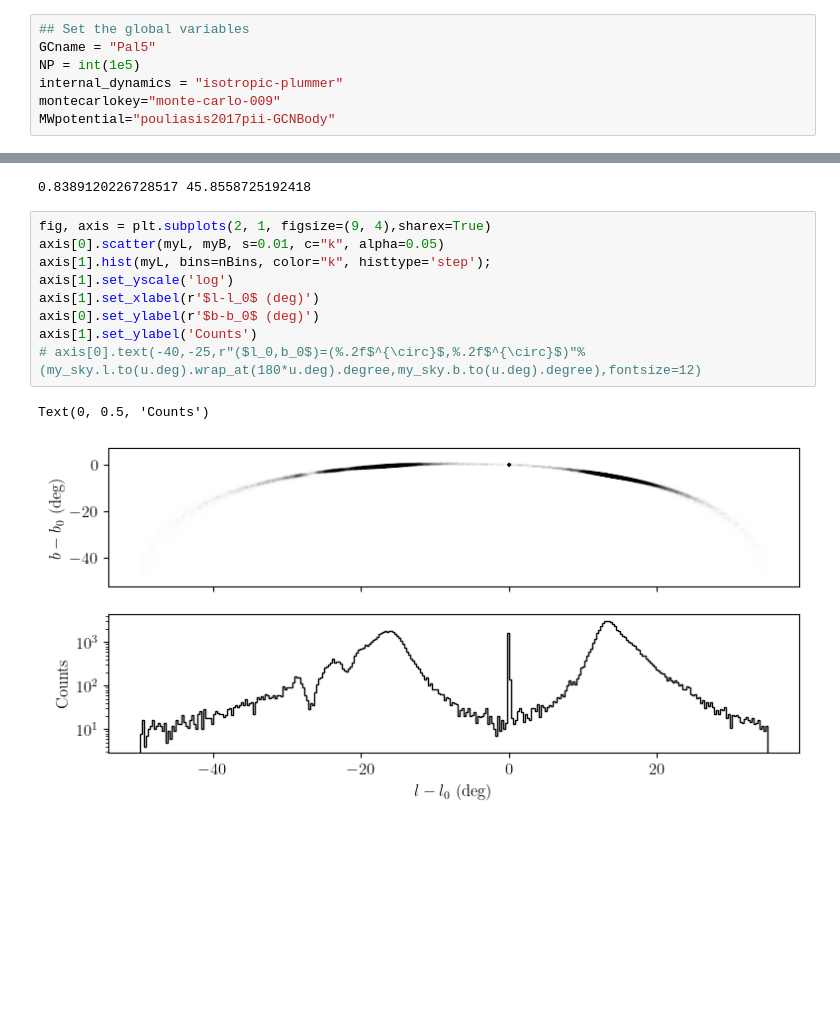
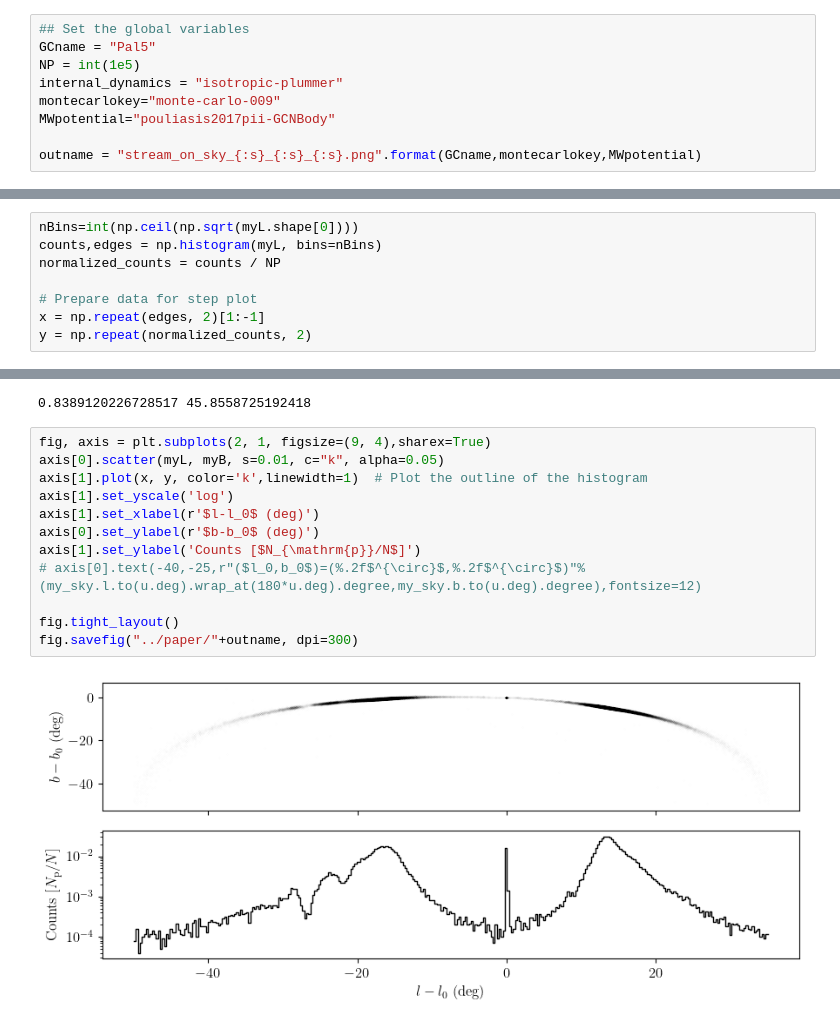
Before and after one commit to salvatore-ferrone/stream_analysis, a Jupyter notebook: figures/on_sky.ipynb, the cells around one changed output, grey strips where cells are left out. Saved outputs shown, nothing was run; the diff lists cells and outputs as text; blank space fills up the shorter version.

```diff
--- a/figures/on_sky.ipynb
+++ b/figures/on_sky.ipynb
@@ -43,6 +43,8 @@ NP = int(1e5)
 internal_dynamics = "isotropic-plummer"
 montecarlokey="monte-carlo-009"
 MWpotential="pouliasis2017pii-GCNBody"
+
+outname = "stream_on_sky_{:s}_{:s}_{:s}.png".format(GCname,montecarlokey,MWpotential)
 # %%
 # load the position of the globular cluster on the sky
 pathInitialConditions=gcs.path_handler.MonteCarloObservables(GCname)
@@ -80,3 +80,11 @@ nBins=int(np.ceil(np.sqrt(myL.shape[0])))
+# %%
+nBins=int(np.ceil(np.sqrt(myL.shape[0])))
+counts,edges = np.histogram(myL, bins=nBins)
+normalized_counts = counts / NP
+
+# Prepare data for step plot
+x = np.repeat(edges, 2)[1:-1]
+y = np.repeat(normalized_counts, 2)
 # %%
 print(my_sky.l.to(u.deg).wrap_at(180*u.deg).degree,my_sky.b.to(u.deg).degree)
 # %% [output]
@@ -84,12 +92,14 @@ print(my_sky.l.to(u.deg).wrap_at(180*u.deg).degree,my_sky.b.to(u.deg).degree)
 # %%
 fig, axis = plt.subplots(2, 1, figsize=(9, 4),sharex=True)
 axis[0].scatter(myL, myB, s=0.01, c="k", alpha=0.05)
-axis[1].hist(myL, bins=nBins, color="k", histtype='step');
+axis[1].plot(x, y, color='k',linewidth=1)  # Plot the outline of the histogram
 axis[1].set_yscale('log')
 axis[1].set_xlabel(r'$l-l_0$ (deg)')
 axis[0].set_ylabel(r'$b-b_0$ (deg)')
-axis[1].set_ylabel('Counts')
+axis[1].set_ylabel('Counts [$N_{\mathrm{p}}/N$]')
 # axis[0].text(-40,-25,r"($l_0,b_0$)=(%.2f$^{\circ}$,%.2f$^{\circ}$)"%(my_sky.l.to(u.deg).wrap_at(180*u.deg).degree,my_sky.b.to(u.deg).degree),fontsize=12)
+
+fig.tight_layout()
+fig.savefig("../paper/"+outname, dpi=300)
 # %% [output]
-Text(0, 0.5, 'Counts')
-[figure, old version]
+[figure, new version]
```
Also changed, not shown: parts of 1 cell of this notebook, 4 other files.
